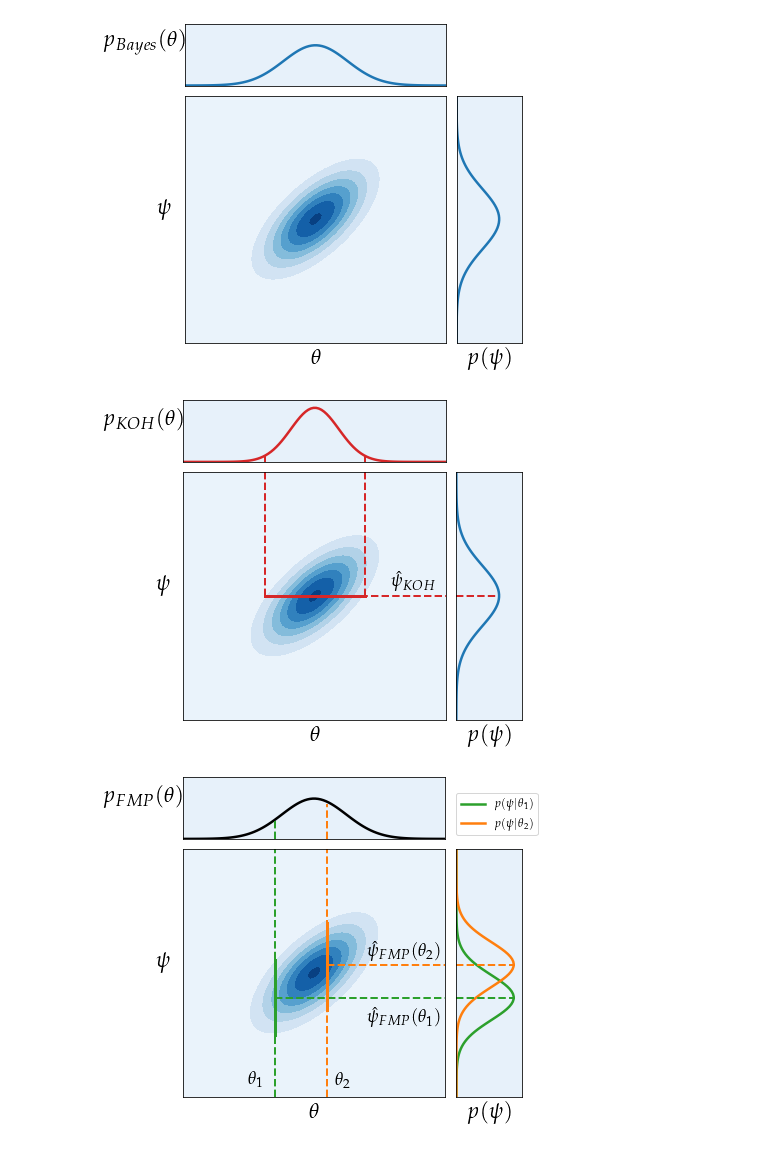
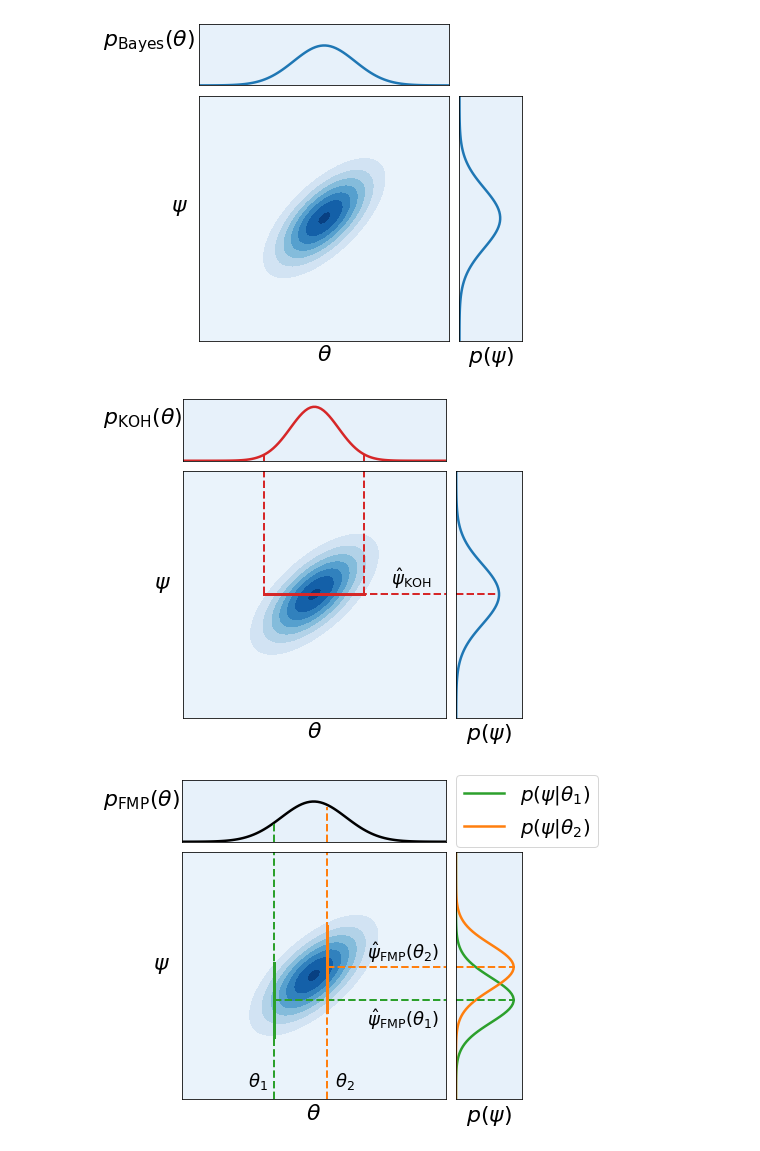
Before and after one commit to nleoni95/code2, a Jupyter notebook: figures/Laplace.ipynb, the cells around one changed output. Drawn from its saved outputs; the diff is of its cells as text; code cells hidden in the pictures.

```diff
--- a/figures/Laplace.ipynb
+++ b/figures/Laplace.ipynb
@@ -5,13 +5,14 @@ import matplotlib.pyplot as plt
 import matplotlib as mpl
 from matplotlib import cm
 import numpy as np
+import scipy
 
 from scipy.stats import multivariate_normal as mvn
 from scipy.stats import norm
 mpl.rcParams['font.size']=22 #10 #16 pour posts
-mpl.rcParams['legend.fontsize']=12 #10 12 pour posts
+mpl.rcParams['legend.fontsize']=20 #10 12 pour posts
 plt.rcParams.update({
-    "text.usetex": True,
+    "text.usetex": False,
     "font.family": "sans-serif",
     "font.sans-serif": ["Avant Garde"]})
 # %%
@@ -62,12 +63,12 @@ axs[1,1].set_facecolor(cmap(20))
 axs[1,0].set_xlabel(r'$\theta$')
 axs[1,0].set_ylabel(r'$\psi$',rotation=0,labelpad=20)
 axs[1,1].set_xlabel(r'$p(\psi)$')
-axs[0,0].set_ylabel(r'$p_{Bayes}(\theta)$',rotation=0,labelpad=40)
+axs[0,0].set_ylabel(r'$p_{\mathrm{Bayes}}(\theta)$',rotation=0,labelpad=50)
 
 plt.tight_layout(pad=0.3)
 plt.show()
 # %% [output]
-[figure, old version]
+[figure, new version]
 # %%
 cmap = mpl.cm.get_cmap('Blues')
 
@@ -116,7 +117,7 @@ axs[1,1].set_facecolor(cmap(20))
 axs[1,0].set_xlabel(r'$\theta$')
 axs[1,0].set_ylabel(r'$\psi$',rotation=0,labelpad=20)
 axs[1,1].set_xlabel(r'$p(\psi)$')
-axs[0,0].set_ylabel(r'$p_{KOH}(\theta)$',rotation=0,labelpad=40)
+axs[0,0].set_ylabel(r'$p_{\mathrm{KOH}}(\theta)$',rotation=0,labelpad=40)
 
 #droites..
 ckoh='tab:red'
@@ -131,7 +132,7 @@ axs[0,0].plot([6.9,6.9],[0,0.05],color=ckoh,linestyle='dashed',lw=lw)
 
 axs[1,1].plot([0,0.32],[5,5],color=ckoh,linestyle='dashed',lw=lw)
 
-axs[1,0].annotate(r'$\hat{\psi}_{KOH}$',[7.9,5.4],fontsize=18)
+axs[1,0].annotate(r'$\hat{\psi}_{\mathrm{KOH}}$',[7.9,5.4],fontsize=18)
 
 
 
@@ -139,7 +140,7 @@ axs[1,0].annotate(r'$\hat{\psi}_{KOH}$',[7.9,5.4],fontsize=18)
 plt.tight_layout(pad=0.3)
 plt.show()
 # %% [output]
-[figure, old version]
+[figure, new version]
 # %%
 cmap = mpl.cm.get_cmap('Blues')
 
@@ -198,41 +199,41 @@ axs[1,1].set_facecolor(cmap(20))
 axs[1,0].set_xlabel(r'$\theta$')
 axs[1,0].set_ylabel(r'$\psi$',rotation=0,labelpad=20)
 axs[1,1].set_xlabel(r'$p(\psi)$')
-axs[0,0].set_ylabel(r'$p_{FMP}(\theta)$',rotation=0,labelpad=40)
+axs[0,0].set_ylabel(r'$p_{\mathrm{FMP}}(\theta)$',rotation=0,labelpad=40)
 
 #droites..
 lw=2
 #theta1
 axs[1,0].plot([theta1,10],[hpar1,hpar1],color=col1,linestyle='dashed',lw=lw)#hori
 axs[1,0].plot([theta1,theta1],[0,10],color=col1,linestyle='dashed',lw=lw)#v
 axs[1,0].plot([theta1,theta1],[2.5,5.5],color=col1,lw=lw+1)#v
 
 axs[0,0].plot([theta1,theta1],[0,0.15],color=col1,linestyle='dashed',lw=lw)
 
 axs[1,1].plot([0,0.45],[hpar1,hpar1],color=col1,linestyle='dashed',lw=lw)
 
-axs[1,0].annotate(r'$\hat{\psi}_{FMP}(\theta_1)$',[7,3],fontsize=18)
+axs[1,0].annotate(r'$\hat{\psi}_{\mathrm{FMP}}(\theta_1)$',[7,3],fontsize=18)
 axs[1,0].annotate(r'$\theta_1$',[2.5,0.5],fontsize=18)
 
 #theta2
 axs[1,0].plot([theta2,10],[hpar2,hpar2],color=col2,linestyle='dashed',lw=lw)#hori
 axs[1,0].plot([theta2,theta2],[0,10],color=col2,linestyle='dashed',lw=lw)#v
 axs[1,0].plot([theta2,theta2],[3.5,7],color=col2,lw=lw+1)#v
 
 axs[0,0].plot([theta2,theta2],[0,0.28],color=col2,linestyle='dashed',lw=lw)
 
 axs[1,1].plot([0,0.45],[hpar2,hpar2],color=col2,linestyle='dashed',lw=lw)
 
-axs[1,0].annotate(r'$\hat{\psi}_{FMP}(\theta_2)$',[7,5.7],fontsize=18)
+axs[1,0].annotate(r'$\hat{\psi}_{\mathrm{FMP}}(\theta_2)$',[7,5.7],fontsize=18)
 axs[1,0].annotate(r'$\theta_2$',[5.8,0.5],fontsize=18)
 
 
 
 plt.tight_layout(pad=0.3)
-axs[1,1].legend(loc='upper left',bbox_to_anchor=(-0.1,1.25))
+axs[1,1].legend(loc='upper left',bbox_to_anchor=(-0.15,1.35))
 plt.show()
 # %% [output]
-[figure, old version]
+[figure, new version]
 # %%
 cmap = mpl.cm.get_cmap('Blues')
 #deux lois normales maintenant.
```
Also changed, not shown: parts of 8 cells of this notebook, 35 other files.
